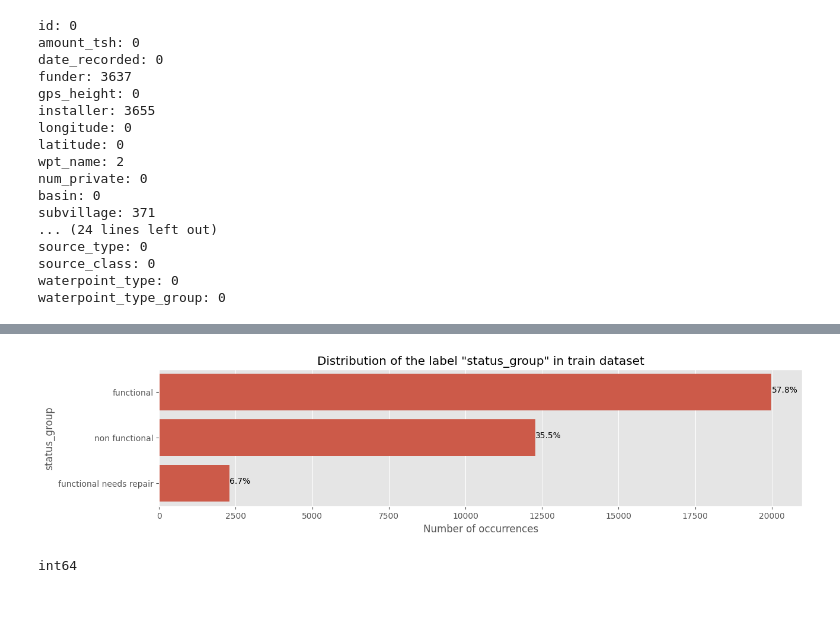
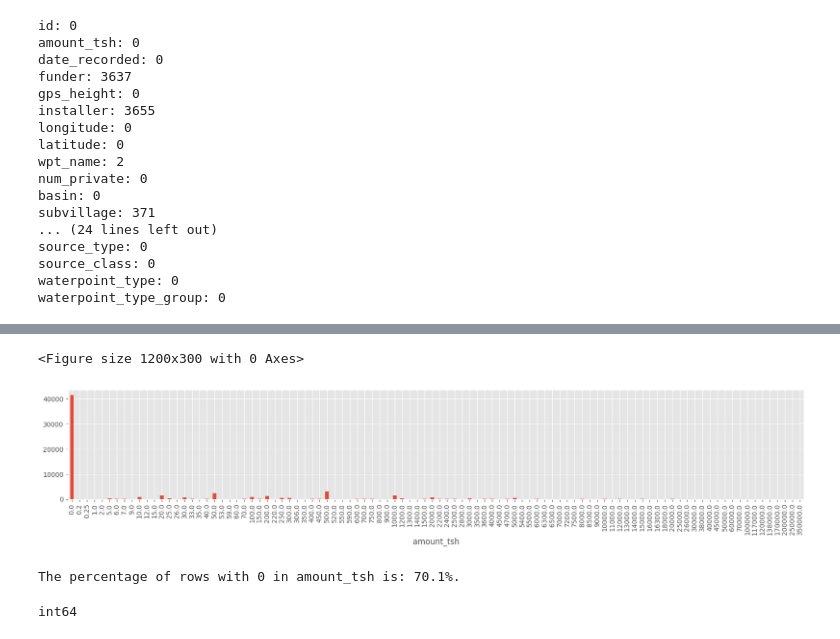
Before and after one commit to jimenacotera/Supervised-ML-Model-Comparison-and-Hyper-parameter-Optimisation, a Jupyter notebook: p1-part1.ipynb, the cells around one changed output, grey strips where cells are left out. Saved outputs shown, nothing was run; the diff lists cells and outputs as text; code cells hidden in the pictures; blank space fills up the shorter version.

```diff
--- a/p1-part1.ipynb
+++ b/p1-part1.ipynb
@@ -266,17 +225,33 @@ plt.show()
-# %%
-plt.figure(figsize=(14,3))
-ax = sns.countplot(y="status_group", data=train_labels)
-plt.title('Distribution of the label "status_group" in train dataset')
-plt.xlabel('Number of occurrences')
-total = len(train_labels['status_group'])
-for p in ax.patches:
-        percentage = '{:.1f}%'.format(100 * p.get_width()/total)
-        x = p.get_x() + p.get_width() + 0.02
-        y = p.get_y() + p.get_height()/2
-        ax.annotate(percentage, (x, y))
-plt.show()
-# %% [output]
-[figure, old version]
+# %%
+# amount_tsh numerical feature
+# TODO Might need to handle some outlier data
+# TODO Plot the rest of the numeric features using a loop
+# feature = "amount_tsh"
+# plt.hist(df_num[feature], log= True)
+# plt.show()
+
+plt.figure(figsize=(12,3))
+fig, ax = plt.subplots(figsize=(20,3))
+train_values.groupby('amount_tsh').count()['id'].plot(kind="bar",ax=ax)
+plt.show()
+
+percentage = round(((train_values["amount_tsh"]==0).sum()/len(train_values["amount_tsh"]!=0)*100),2)
+print("The percentage of rows with 0 in amount_tsh is: " + str(percentage) + "%.")
+
+# We assume 0 values in amount_tsh mean that the data is missing
+# The percentage of rows with missing data for amount_tsh is 70.1%
+# So we could remove the feature or impute the missing rows
+
+# for f in df_num:
+#     print(f)
+#     plt.hist(df_num[f])
+#     plt.show()
+
+# Assumming the negative values for gps_height are correct as we are dealing with wells
+# %% [output]
+<Figure size 1200x300 with 0 Axes>
+[figure, added]
+The percentage of rows with 0 in amount_tsh is: 70.1%.
 # %%
 # Preprocessing
 
```
Also changed, not shown: parts of 9 cells of this notebook.
